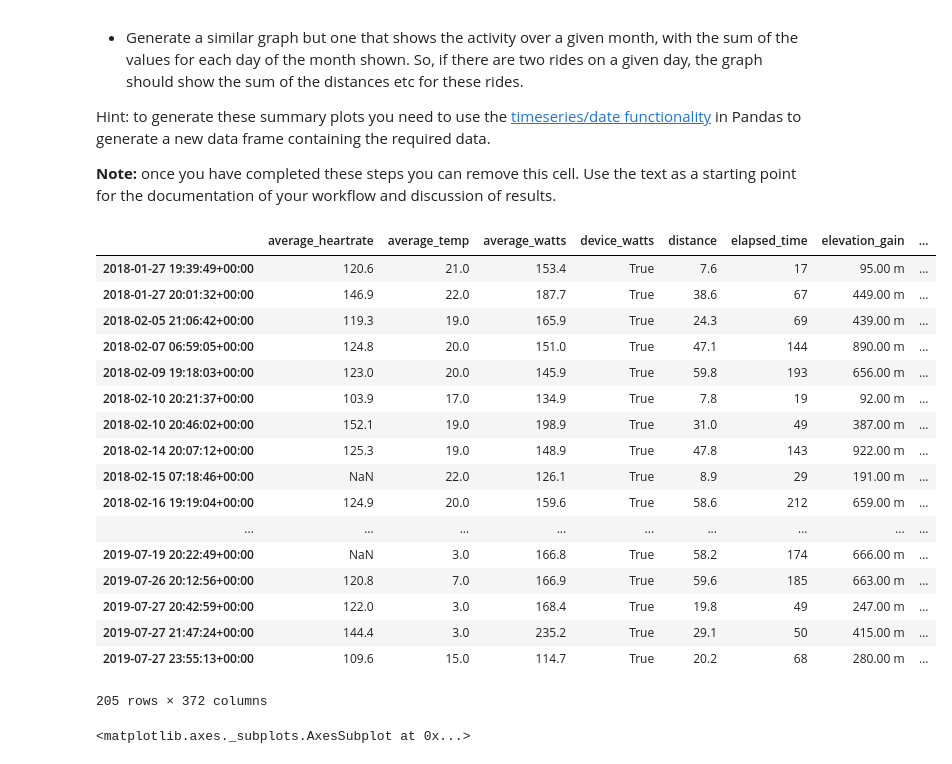
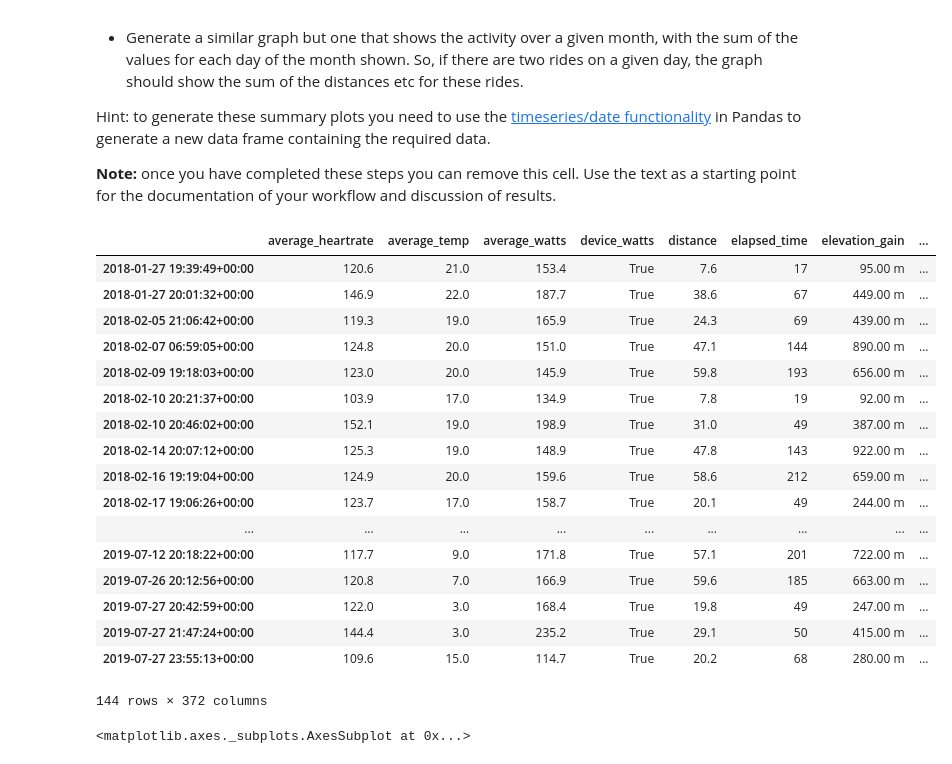
Before and after one commit to shubhamrana2374/Portfolio, a Jupyter notebook: Portfolio 1.ipynb, the cells around one changed output. Saved outputs shown, nothing was run; the diff lists cells and outputs as text; code cells hidden in the pictures.

```diff
--- a/Portfolio 1.ipynb
+++ b/Portfolio 1.ipynb
@@ -142,24 +142,24 @@ Hint: to generate these summary plots you need to use the [timeseries/date funct
 __Note:__ once you have completed these steps you can remove this cell.  Use the text as a starting point for the documentation of your workflow and discussion of results.
 # %%
 result2=str_cth_join[(str_cth_join['device_watts']==True)]
-result2
+result2.dropna()
 # %% [output]
 |  | average_heartrate | average_temp | average_watts | device_watts | distance | elapsed_time | elevation_gain | ... |
 | 2018-01-27 19:39:49+00:00 | 120.6 | 21.0 | 153.4 | True | 7.6 | 17 | 95.00 m | ... |
 | 2018-01-27 20:01:32+00:00 | 146.9 | 22.0 | 187.7 | True | 38.6 | 67 | 449.00 m | ... |
 | 2018-02-05 21:06:42+00:00 | 119.3 | 19.0 | 165.9 | True | 24.3 | 69 | 439.00 m | ... |
 | 2018-02-07 06:59:05+00:00 | 124.8 | 20.0 | 151.0 | True | 47.1 | 144 | 890.00 m | ... |
 | 2018-02-09 19:18:03+00:00 | 123.0 | 20.0 | 145.9 | True | 59.8 | 193 | 656.00 m | ... |
 | 2018-02-10 20:21:37+00:00 | 103.9 | 17.0 | 134.9 | True | 7.8 | 19 | 92.00 m | ... |
 | 2018-02-10 20:46:02+00:00 | 152.1 | 19.0 | 198.9 | True | 31.0 | 49 | 387.00 m | ... |
 | 2018-02-14 20:07:12+00:00 | 125.3 | 19.0 | 148.9 | True | 47.8 | 143 | 922.00 m | ... |
-| 2018-02-15 07:18:46+00:00 | NaN | 22.0 | 126.1 | True | 8.9 | 29 | 191.00 m | ... |
 | 2018-02-16 19:19:04+00:00 | 124.9 | 20.0 | 159.6 | True | 58.6 | 212 | 659.00 m | ... |
+| 2018-02-17 19:06:26+00:00 | 123.7 | 17.0 | 158.7 | True | 20.1 | 49 | 244.00 m | ... |
 | ... | ... | ... | ... | ... | ... | ... | ... | ... |
-| 2019-07-19 20:22:49+00:00 | NaN | 3.0 | 166.8 | True | 58.2 | 174 | 666.00 m | ... |
+| 2019-07-12 20:18:22+00:00 | 117.7 | 9.0 | 171.8 | True | 57.1 | 201 | 722.00 m | ... |
 | 2019-07-26 20:12:56+00:00 | 120.8 | 7.0 | 166.9 | True | 59.6 | 185 | 663.00 m | ... |
 | 2019-07-27 20:42:59+00:00 | 122.0 | 3.0 | 168.4 | True | 19.8 | 49 | 247.00 m | ... |
 | 2019-07-27 21:47:24+00:00 | 144.4 | 3.0 | 235.2 | True | 29.1 | 50 | 415.00 m | ... |
 | 2019-07-27 23:55:13+00:00 | 109.6 | 15.0 | 114.7 | True | 20.2 | 68 | 280.00 m | ... |
-205 rows × 372 columns
+144 rows × 372 columns
 # %%
```
Also changed, not shown: parts of 5 cells of this notebook.
